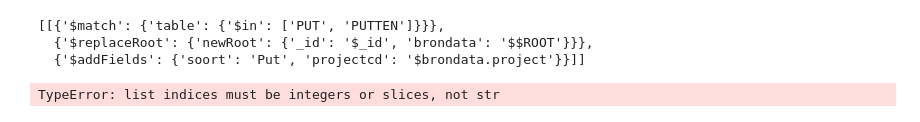
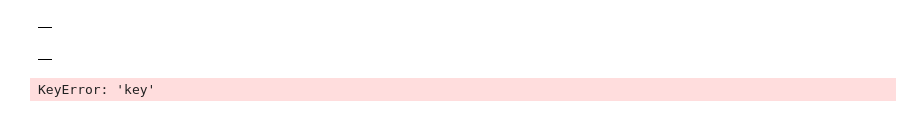
Before and after one commit to brienen/wasstraat_archeologische_data, a Jupyter notebook: notebooks/Experiment.ipynb, the cells around one changed output. Saved outputs shown, nothing was run; the diff lists cells and outputs as text; code cells hidden in the pictures.

```diff
--- a/notebooks/Experiment.ipynb
+++ b/notebooks/Experiment.ipynb
@@ -97,11 +0,0 @@ def getHarmonizePipelines(soort):
-# %%
-getHarmonizePipeline("Put")
-# %% [output]
-[[{'$match': {'table': {'$in': ['PUT', 'PUTTEN']}}},
-  {'$replaceRoot': {'newRoot': {'_id': '$_id', 'brondata': '$$ROOT'}}},
-  {'$addFields': {'soort': 'Put', 'projectcd': '$brondata.project'}}]]
-# %%
-d = [{"Hallo": "Hallo"}, {"Hallo2": "Hallo2"}]
-d['Hallo']
-# %% [output]
-TypeError: list indices must be integers or slices, not str
@@ -107,0 +11,28 @@ TypeError: list indices must be integers or slices, not str
+# %%
+myclient = pymongo.MongoClient(str(config.MONGO_URI))
+stagingDb = myclient[str(config.DB_STAGING)]
+analyseDb = myclient[str(config.DB_ANALYSE)]
+stagingCol = stagingDb[config.COLL_PLAATJES]
+stagingOud = stagingDb[config.COLL_STAGING_OUD]
+stagingNieuw = stagingDb[config.COLL_STAGING_NIEUW]
+analyseCol = analyseDb[config.COLL_ANALYSE]
+analyseColClean = analyseDb[config.COLL_ANALYSE_CLEAN]
+metaCollection = stagingDb['Kolominformatie']
+# %%
+grp_aggr = [{'$group': {'_id': {'project': "$brondata.project", 'soort': "$soort"},'teller': {"$sum": 1}}}
+           ,{'$replaceRoot': {'newRoot': {'project': "$_id.project", 'soort': "$_id.soort", 'teller': { '$ifNull': ["$teller", 0]}}}}]
+
+df_artefact = pd.DataFrame(list(analyseColClean.find({"soort": "Artefact"})))
+df_artefact.head(5)
+# %% [output]
+|  |
+# %%
+df_aardewerk = pd.DataFrame(list(analyseCol.find({"soort": "Aardewerk"})))
+df_aardewerk.head(5)
+# %% [output]
+|  |
+# %%
+df_artefact = df_artefact.merge(df_aardewerk, how='right', on=['key'])
+df_artefact[df_artefact._id_x.notnull()]
+# %% [output]
+KeyError: 'key'
```
Also changed, not shown: parts of 7 cells of this notebook, 14 other files.
